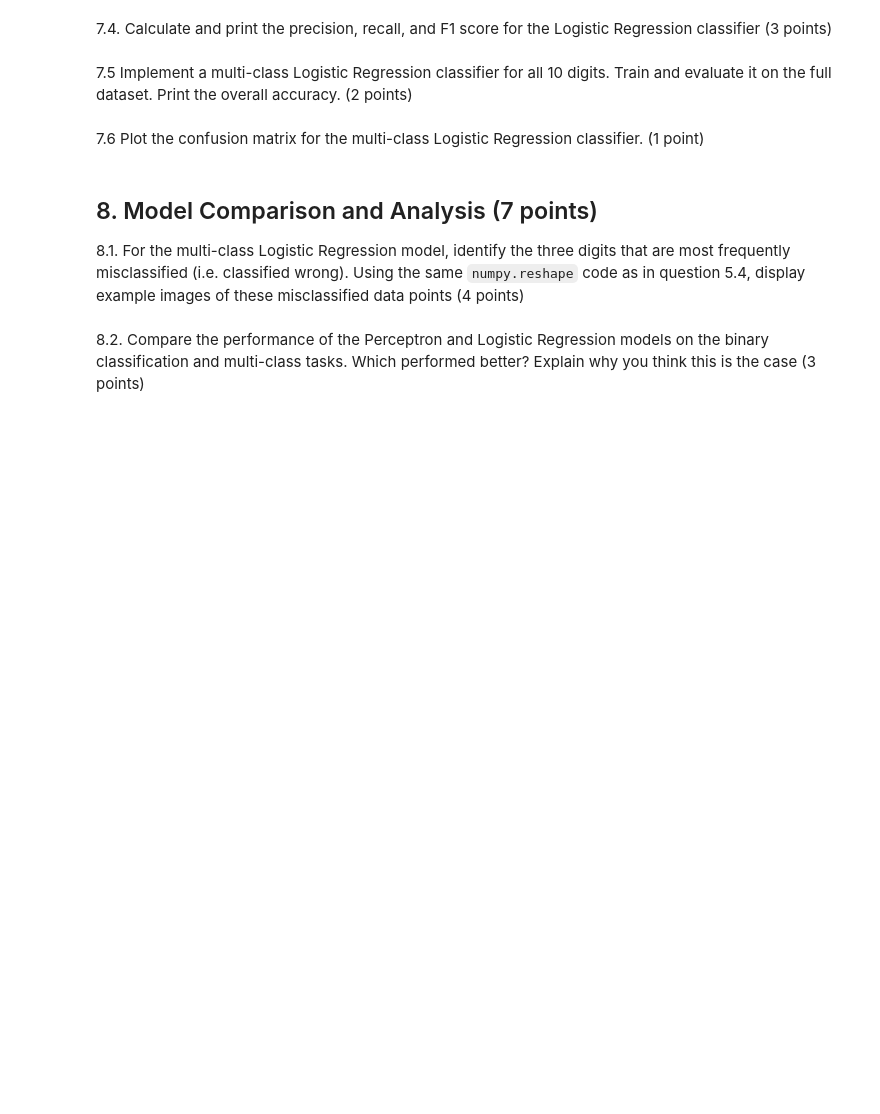
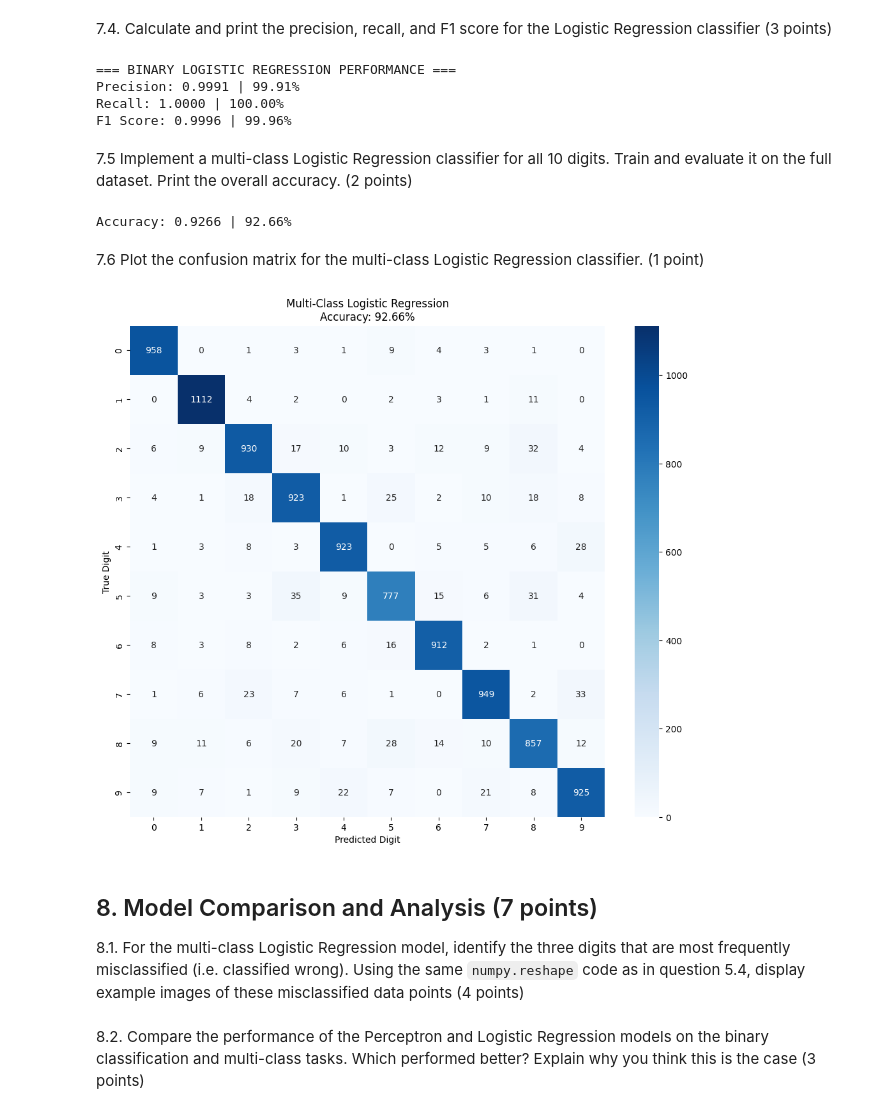
Before and after one commit to SpaceEnthusiast07/UNI, a Jupyter notebook: COM1011 - Machine Learning/Coursework/CW1/COM1011-750032575.ipynb, the cells around one changed output. Drawn from its saved outputs; the diff is of its cells as text; code cells hidden in the pictures; blank space fills up the shorter version.

```diff
--- a/COM1011 - Machine Learning/Coursework/CW1/COM1011-750032575.ipynb
+++ b/COM1011 - Machine Learning/Coursework/CW1/COM1011-750032575.ipynb
@@ -978,2 +1040,19 @@ Now we will implement a Logistic Regression classifier for the same binary class
+# %%
+# Answers here
+# Calculate the precision, recall and f1 score
+precision = precision_score(targetTest, predictions)
+recall = recall_score(targetTest, predictions)
+f1 = f1_score(targetTest, predictions)
+
+# Output the metrics
+print("=== BINARY LOGISTIC REGRESSION PERFORMANCE ===")
+print(f"Precision: {precision:.4f} | {precision:.2%}")
+print(f"Recall: {recall:.4f} | {recall:.2%}")
+print(f"F1 Score: {f1:.4f} | {f1:.2%}")
+# %% [output]
+=== BINARY LOGISTIC REGRESSION PERFORMANCE ===
+Precision: 0.9991 | 99.91%
+Recall: 1.0000 | 100.00%
+F1 Score: 0.9996 | 99.96%
 # %% [markdown]
 7.5 Implement a multi-class Logistic Regression classifier for all 10 digits. Train and evaluate it on the full dataset. Print the overall accuracy. (2 points)
@@ -982,2 +1059,28 @@ Now we will implement a Logistic Regression classifier for the same binary class
+# %%
+# Answers here
+# Main dataset has already been split up
+
+# Ensure no missing values are present in the train or test datasets
+featuresMnistTrain.fillna(0, inplace=True)
+featuresMnistTest.fillna(0, inplace=True)
+
+# Create a multi-class logistic regression model
+multiLogReg = LogisticRegression(
+    max_iter=1000,      # Max interations
+    random_state=42,    # For preproducibility
+    solver="lbfgs"      # Optimisation algorithm
+)
+
+# Train the model on the training dataset
+multiLogReg.fit(featuresMnistTrain, labelsMnistTrain.iloc[:,0])
+
+# Make the predictions based on the testing dataset
+predictions = multiLogReg.predict(featuresMnistTest)
+
+# Calculate the accuracy
+accuracy = accuracy_score(labelsMnistTest, predictions)
+print(f"Accuracy: {accuracy:.4f} | {accuracy:.2%}")
+# %% [output]
+Accuracy: 0.9266 | 92.66%
 # %% [markdown]
  7.6 Plot the confusion matrix for the multi-class Logistic Regression classifier. (1 point)
@@ -986,3 +1087,15 @@ Now we will implement a Logistic Regression classifier for the same binary class
+# %%
+# Answers here
+# Calculate the display the confusion matrix
+cm = confusion_matrix(labelsMnistTest, predictions)
+plt.figure(figsize=(12, 10))
+sns.heatmap(cm, annot=True, fmt='d', cmap='Blues', xticklabels=range(10), yticklabels=range(10))
+plt.xlabel('Predicted Digit')
+plt.ylabel('True Digit')
+plt.title(f'Multi-Class Logistic Regression\nAccuracy: {accuracy:.2%}')
+plt.show()
+# %% [output]
+[figure, added]
 # %% [markdown]
 ## 8. Model Comparison and Analysis (7 points)
 
```
Also changed, not shown: parts of 9 cells of this notebook.
